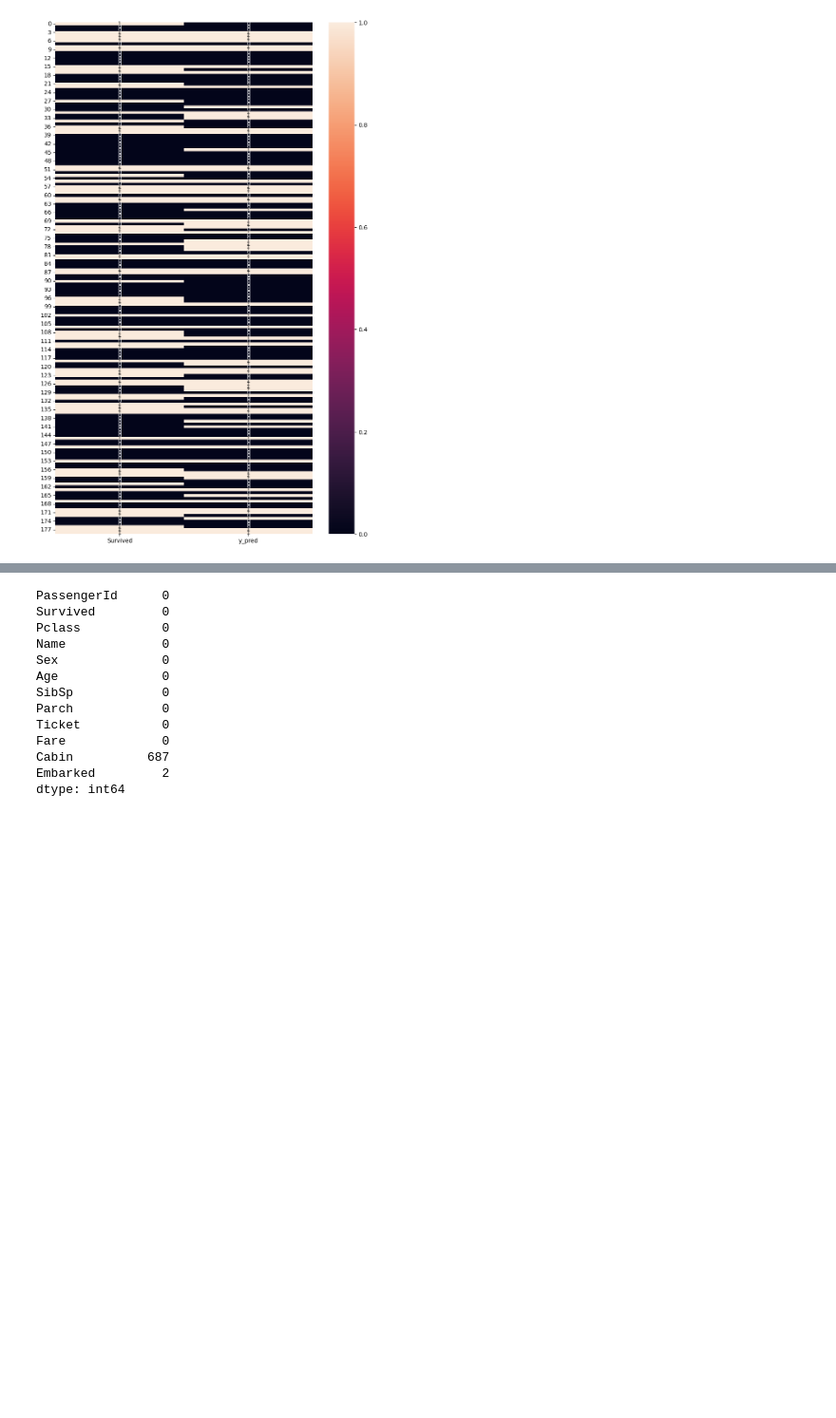
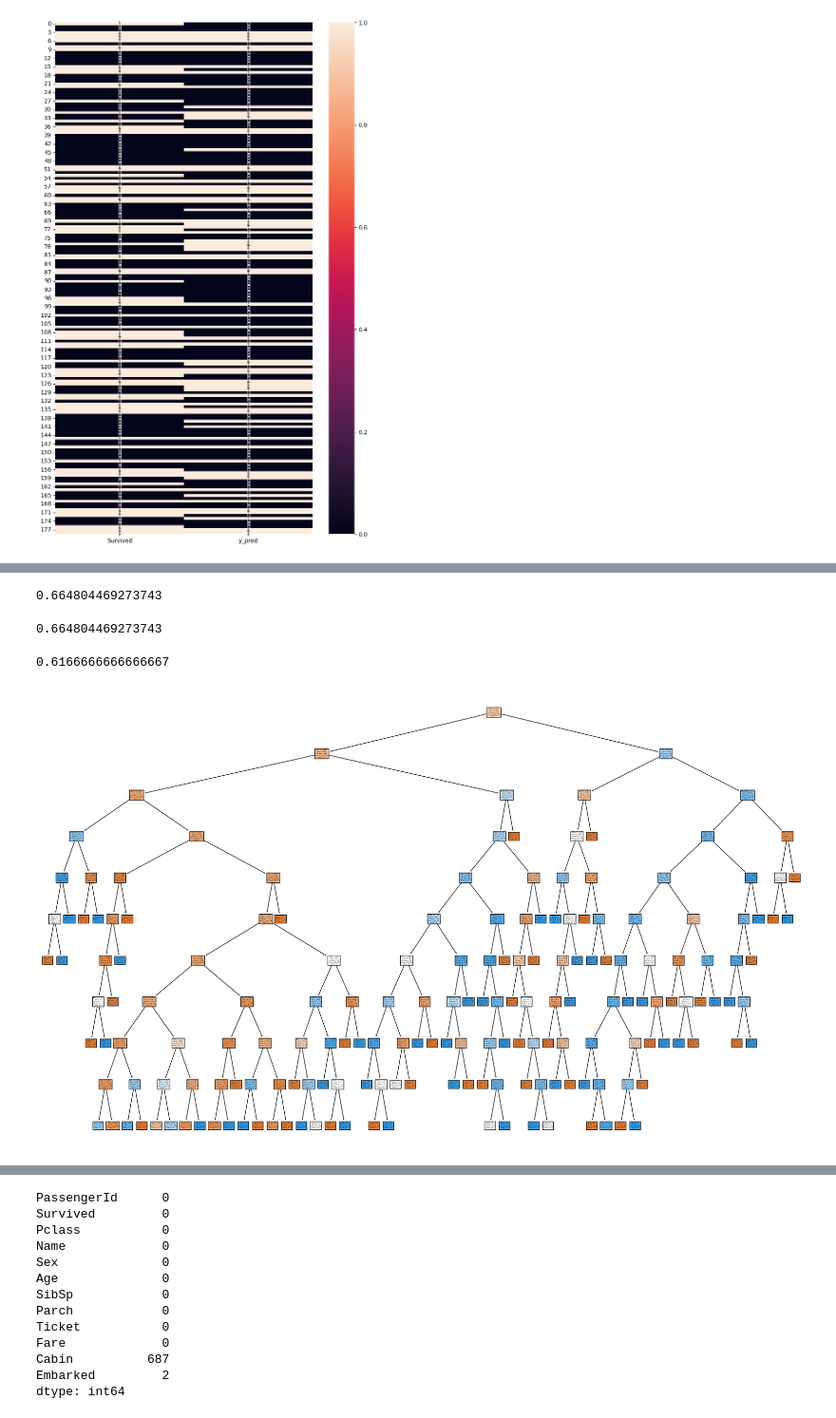
Before and after one commit to AyBa48/my_test_project, a Jupyter notebook: classification_machine.ipynb, the cells around one changed output, grey strips where cells are left out. Shown at 95% size. Saved outputs shown, nothing was run; the diff lists cells and outputs as text; code cells hidden in the pictures; blank space fills up the shorter version.

```diff
--- a/classification_machine.ipynb
+++ b/classification_machine.ipynb
@@ -362,0 +550,14 @@ proba.shape, y_pred.shape
+# %%
+#Tansform the column features of the data
+column_transform1 = ColumnTransformer(     # we are combining num_pipe, cat_pipe, Function Transformer
+    transformers=[
+        ("num", num_pipe, ['Age', 'Fare']),
+        ("name", FunctionTransformer(name_length), ['Name']),
+        ("do_nothing", 'passthrough', ['SibSp'])
+    ]
+
+)#remainder='passthrough', 'drop'
+#
+# %%
+#transform train data using column transform define early
+X_train_tr= column_transform1.fit_transform(X_train1)
@@ -362,0 +588,8 @@ proba.shape, y_pred.shape
+# %%
+#call the decision tree classifier form scikit learn
+
+m = DecisionTreeClassifier(max_depth=10)
+# %%
+#Train the model
+m=m.fit(X_train_tr, y_train)
+m
@@ -362,0 +603,5 @@ proba.shape, y_pred.shape
+# %%
+# show score of the model on test data
+m.score(X_test_tr, y_test)
+# %% [output]
+0.664804469273743
@@ -362,0 +613,16 @@ proba.shape, y_pred.shape
+# %%
+# accuracy between test data and prediction output
+metrics.accuracy_score(y_test, y_pr)
+# %% [output]
+0.664804469273743
+# %%
+#Precision
+metrics.precision_score(y_test, y_pr)
+# %% [output]
+0.6166666666666667
+# %%
+#Plot the tree
+plt.figure(figsize=(25,15))
+t = plot_tree(m, feature_names = ['Age', 'Fare','Pclass', 'Embarked', 'Parch','Sex','Name','SibSp'], class_names = ["0", "1"], filled=True)
+# %% [output]
+[figure, added]
```
Also changed, not shown: parts of 48 cells of this notebook.
